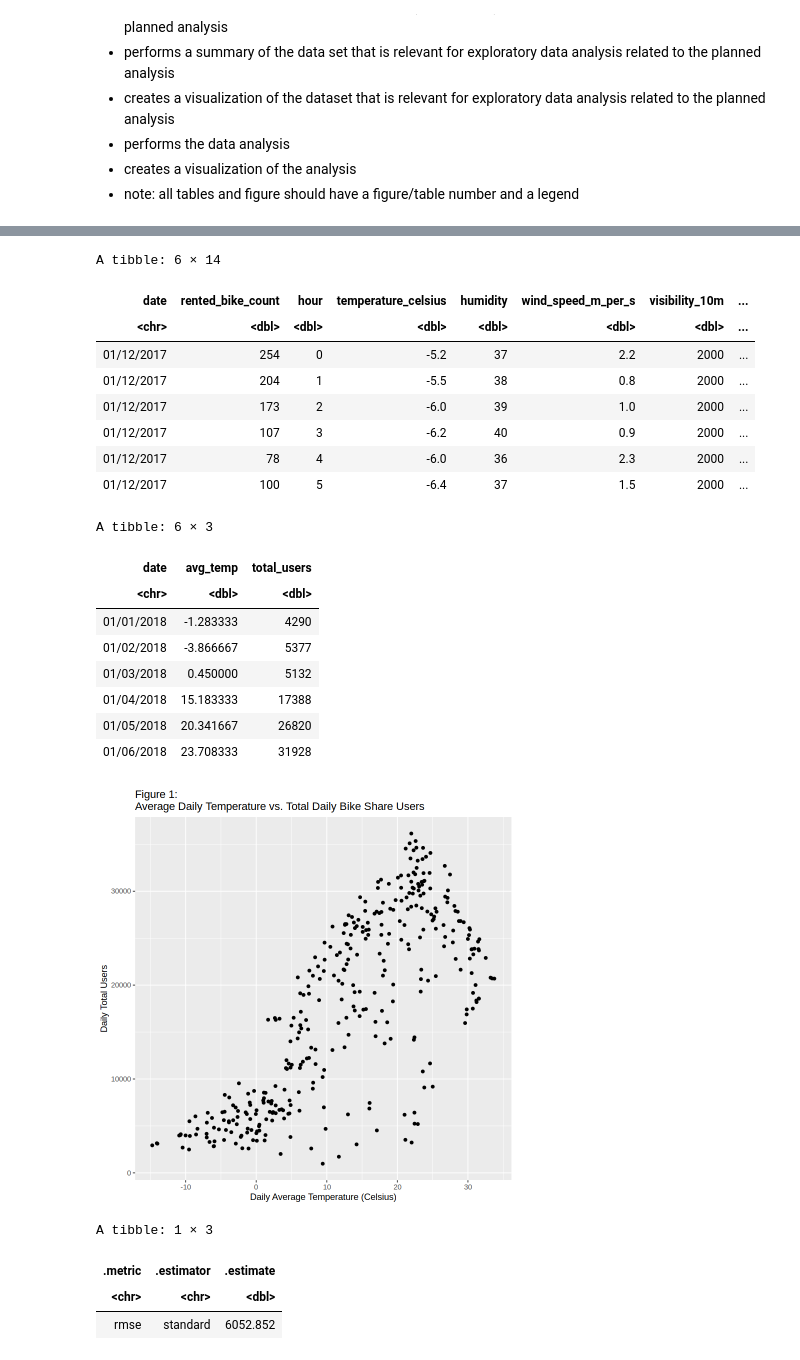
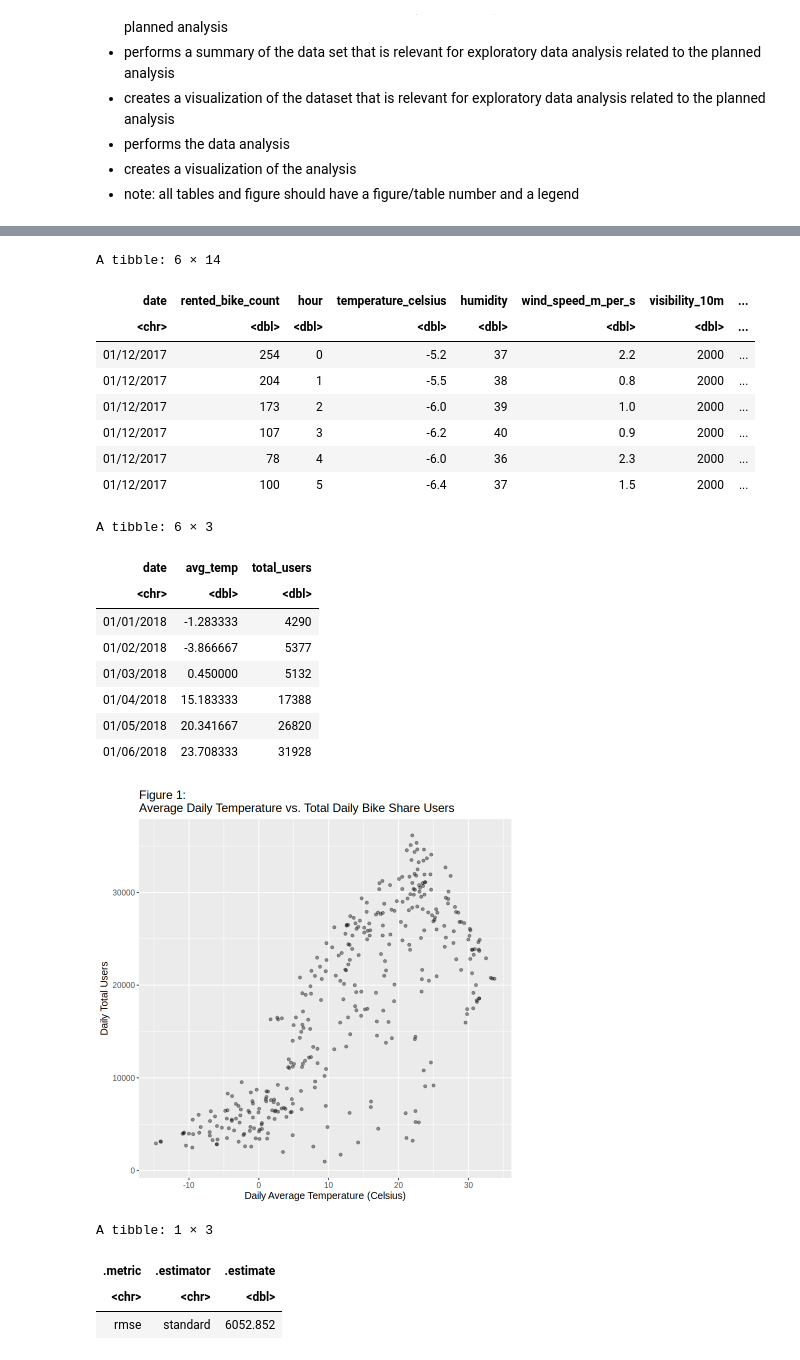
Before and after one commit to caiwwei/dsci-project-4, a Jupyter notebook: DSCI_100_Final_Project_Report.ipynb, the cells around one changed output, grey strips where cells are left out. Drawn from its saved outputs; the diff is of its cells as text; code cells hidden in the pictures.

Commit message:
Arguments adding
Added some arguments to improve the quality of graph.

```diff
--- a/DSCI_100_Final_Project_Report.ipynb
+++ b/DSCI_100_Final_Project_Report.ipynb
@@ -36,5 +28,8 @@ Making 'packages.html' ...
 # %%
 set.seed(1234)
+
+# formatting option for output
+options(repr.matrix.max.rows = 6) #set the maximum number of rows (i.e., 6) to display
 
 # add captions for images
 
@@ -55,18 +50,21 @@ bike_condensed <- bike_data |>
 # summarized datatable
 head(bike_condensed)
 
+# visualize training data with a scatter plot to depict relationship between average temperature and total users
+bike_plot <- ggplot(bike_condensed, aes(x = avg_temp, y = total_users)) +
+    geom_point(alpha = 0.4) + # alpha sets the transparency level of the points
+    xlab("Daily Average Temperature (Celsius)") +
+    ylab("Daily Total Users") +
+    ggtitle("Figure 1: \nAverage Daily Temperature vs. Total Daily Bike Share Users") +
+    theme(text = element_text(size = 12))
+
+bike_plot
+
+# cross validation
 # split the data into training and testing; we choose to use a 75% training and 25% testing split
 bike_split <- initial_split(bike_condensed, prop = 0.75, strata = total_users)
 bike_training <- training(bike_split)
 bike_testing <- testing(bike_split)
-# visualize training data with a scatter plot to depict relationship between average temperature and total users
-bike_plot <- ggplot(bike_condensed, aes(x = avg_temp, y = total_users)) +
-    geom_point() +
-    xlab("Daily Average Temperature (Celsius)") +
-    ylab("Daily Total Users") +
-    ggtitle("Figure 1: \nAverage Daily Temperature vs. Total Daily Bike Share Users")
-
-bike_plot
 
 # create recipe
 bike_recipe <- recipe(total_users ~ avg_temp, data = bike_training) |>
@@ -78,9 +76,10 @@ bike_tune_spec <- nearest_neighbor(weight_func = "rectangular", neighbors = tune
     set_engine("kknn") |>
     set_mode("regression")
 
-# splits training data for cross validation
+# splits training data for cross validation: 5-fold cross validation
 bike_vfold <- vfold_cv(bike_training, v = 5, strata = total_users)
 
+# creating workflow
 bike_tune_workflow <- workflow() |>
     add_recipe(bike_recipe) |>
     add_model(bike_tune_spec)
@@ -96,9 +95,11 @@ bike_tune_graph <- ggplot(bike_tune_results, aes(x = neighbors, y = mean)) +
     geom_point() +
     geom_line() +
     labs(x = "Number of Neighbors", y = "RMSPE") +
-    ggtitle("Figure 2: \nNumber of Neighbors vs. RMSPE")
+    ggtitle("Figure 2: \nNumber of Neighbors vs. RMSPE")+
+    theme(text = element_text(size = 12))
 
 bike_tune_graph
+
 
 # select k val with the smallest RMSPE
 k_min <- bike_tune_results |>
@@ -120,45 +121,46 @@ bike_preds <- bike_fit |>
     bind_cols(bike_testing)
 
 bike_summary <- bike_preds |>
-    metrics(truth = total_users, estimate = .pred) |>filter(.metric == "rmse")
+    metrics(truth = total_users, estimate = .pred) |> filter(.metric == "rmse")
 
 bike_summary
 
 bike_analysis_plot <- ggplot(bike_condensed, aes(x = avg_temp, y = total_users)) +
-    geom_point() +
+    geom_point(alpha  = 0.4) +
     geom_line(data = bike_preds, mapping = aes(x = avg_temp, y = .pred), color = "red") +
     labs(x = "Average Daily Temperature (Celsius)", y = "Daily Total users") +
-    ggtitle("Figure 3: \nBike Data fitted with KNN Regression Line")
+    ggtitle("Figure 3: \nBike Data fitted with KNN Regression Line")+
+    theme(text = element_text(size = 12))
 
 bike_analysis_plot
 # %% [output]
 Rows: 8760 Columns: 14
 ── Column specification ────────────────────────────────────────────────────────
 Delimiter: ","
 chr  (4): Date, Seasons, Holiday, Functioning Day
 dbl (10): Rented Bike Count, Hour, Temperature_Celsius, Humidity, Wind speed...
 
 ℹ Use `spec()` to retrieve the full column specification for this data.
 ℹ Specify the column types or set `show_col_types = FALSE` to quiet this message.
 A tibble: 6 × 14
 | date | rented_bike_count | hour | temperature_celsius | humidity | wind_speed_m_per_s | visibility_10m | ... |
 | <chr> | <dbl> | <dbl> | <dbl> | <dbl> | <dbl> | <dbl> | ... |
 | 01/12/2017 | 254 | 0 | -5.2 | 37 | 2.2 | 2000 | ... |
 | 01/12/2017 | 204 | 1 | -5.5 | 38 | 0.8 | 2000 | ... |
 | 01/12/2017 | 173 | 2 | -6.0 | 39 | 1.0 | 2000 | ... |
 | 01/12/2017 | 107 | 3 | -6.2 | 40 | 0.9 | 2000 | ... |
 | 01/12/2017 | 78 | 4 | -6.0 | 36 | 2.3 | 2000 | ... |
 | 01/12/2017 | 100 | 5 | -6.4 | 37 | 1.5 | 2000 | ... |
 A tibble: 6 × 3
 | date | avg_temp | total_users |
 | <chr> | <dbl> | <dbl> |
 | 01/01/2018 | -1.283333 | 4290 |
 | 01/02/2018 | -3.866667 | 5377 |
 | 01/03/2018 | 0.450000 | 5132 |
 | 01/04/2018 | 15.183333 | 17388 |
 | 01/05/2018 | 20.341667 | 26820 |
 | 01/06/2018 | 23.708333 | 31928 |
-[figure, old version]
+[figure, new version]
 A tibble: 1 × 3
 | .metric | .estimator | .estimate |
 | <chr> | <chr> | <dbl> |
```
Also changed, not shown: parts of 2 cells of this notebook.
